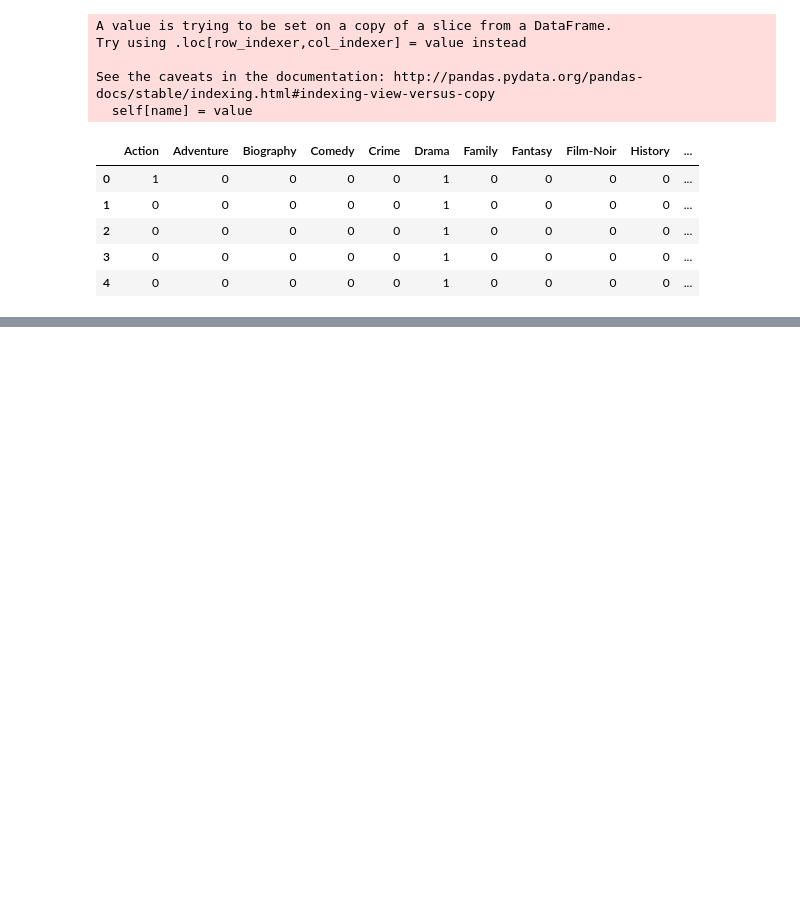
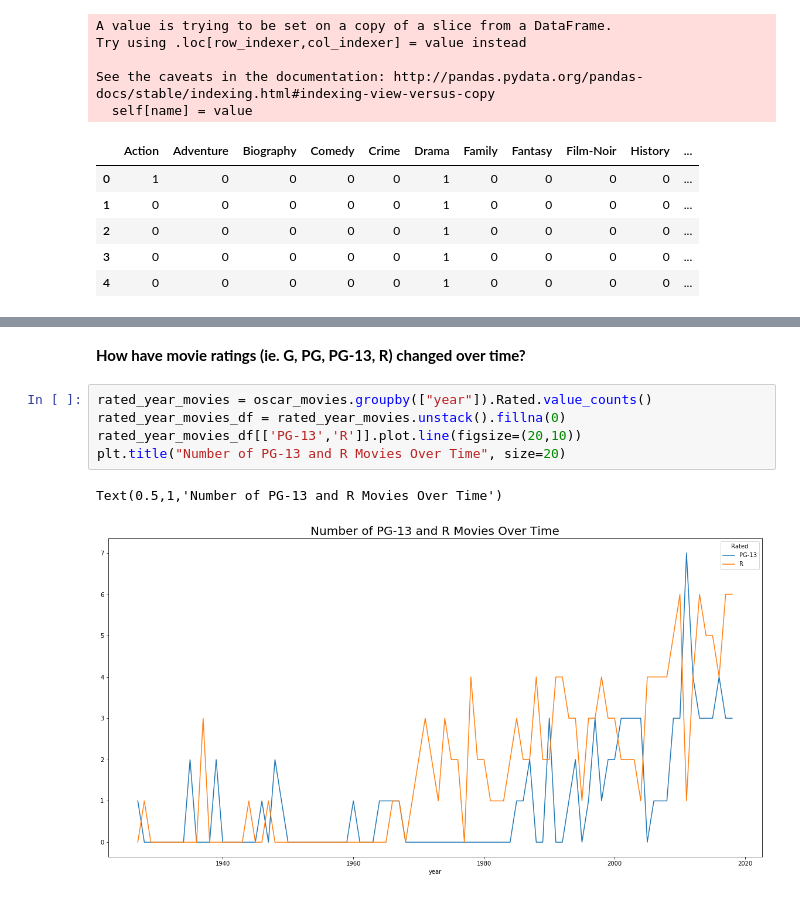
Before and after one commit to gfilangeri/OscarBestPicturePrediction, a Jupyter notebook: DataVisualizations.ipynb, the cells around one changed output, grey strips where cells are left out. Drawn from its saved outputs; the diff is of its cells as text; blank space fills up the shorter version.

```diff
--- a/DataVisualizations.ipynb
+++ b/DataVisualizations.ipynb
@@ -259,0 +80,10 @@ len(oscar_movies.Production.str.upper().unique())
+# %% [markdown]
+**How have movie ratings (ie. G, PG, PG-13, R) changed over time?**
+# %%
+rated_year_movies = oscar_movies.groupby(["year"]).Rated.value_counts()
+rated_year_movies_df = rated_year_movies.unstack().fillna(0)
+rated_year_movies_df[['PG-13','R']].plot.line(figsize=(20,10))
+plt.title("Number of PG-13 and R Movies Over Time", size=20)
+# %% [output]
+Text(0.5,1,'Number of PG-13 and R Movies Over Time')
+[figure, added]
```
Also changed, not shown: parts of 72 cells of this notebook, 6 other files.
